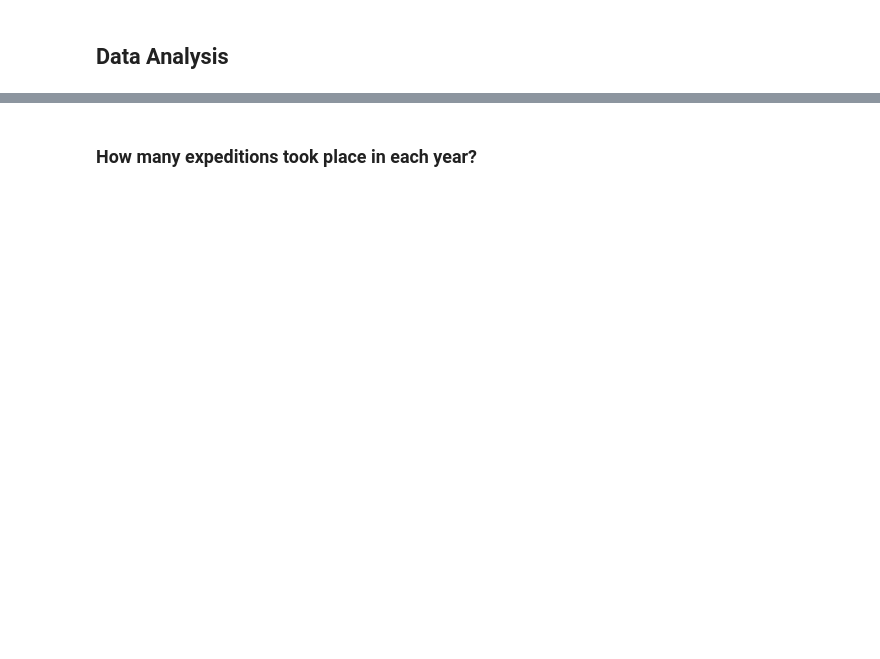
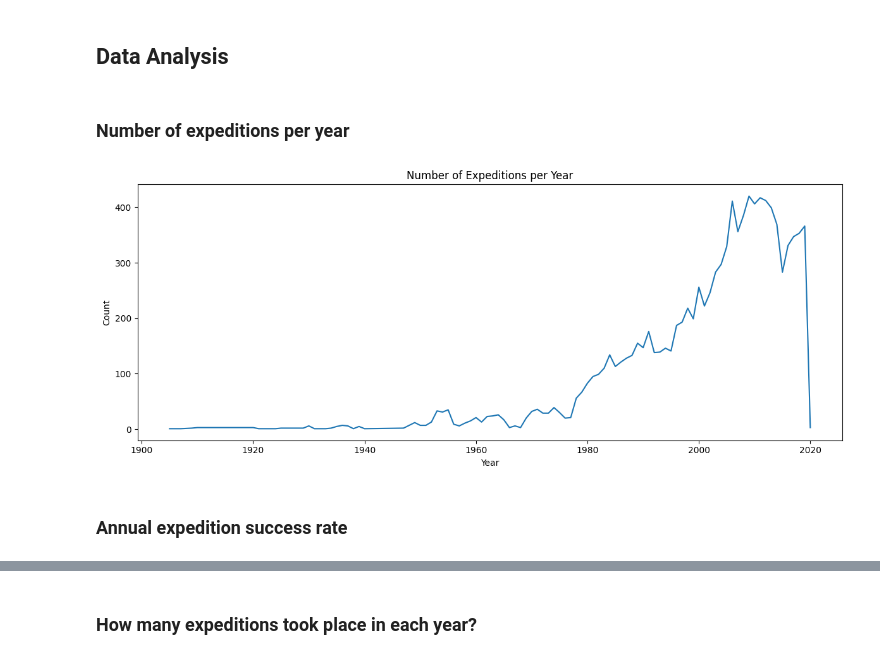
Before and after one commit to DmytroRi/himalayan_expeditions, a Jupyter notebook: HimalayaInsights.ipynb, the cells around one changed output, grey strips where cells are left out. Cells and saved outputs as stored; diff of their text form; code cells hidden in the pictures; blank space fills up the shorter version.

```diff
--- a/HimalayaInsights.ipynb
+++ b/HimalayaInsights.ipynb
@@ -15,8 +15,7 @@ pd.set_option('future.no_silent_downcasting', True)
 # %% [markdown]
 ### Load information from the datasets
 # %%
-members = pd.read_csv('data\\members.csv',   low_memory=False)          # ~89 k rows
-peaks   = pd.read_csv('data\\peaks.csv',     low_memory=False)          # ~480 rows
-exped   = pd.read_csv('data\\exped.csv',     low_memory=False)          # ~11 k rows
-refer   = pd.read_csv('data\\refer.csv',     encoding='latin1')         # ~16 k rows
-ddict   = pd.read_csv('data\\himalayan_data_dictionary.csv')            # data dictionary
+deaths  = pd.read_csv('data\\deaths.csv',          low_memory=False)          # ~1,1 k rows
+exped   = pd.read_csv('data\\expeditions.csv',     low_memory=False)          # ~480 rows
+peaks   = pd.read_csv('data\\peaks.csv',           low_memory=False)          # ~11 k rows
+summit  = pd.read_csv('data\\summiters.csv',       low_memory=False)          # ~16 k rows
@@ -23,2 +145,18 @@ ddict   = pd.read_csv('data\\himalayan_data_dictionary.csv')            # data d
 # %% [markdown]
 ## Data Analysis
+# %% [markdown]
+### Number of expeditions per year
+# %%
+exped_per_year = exped.groupby('year').size().sort_index()
+
+plt.figure(figsize=(12, 5))
+exped_per_year.plot()
+plt.title('Number of Expeditions per Year')
+plt.xlabel('Year')
+plt.ylabel('Count')
+plt.tight_layout()
+plt.show()
+# %% [output]
+[figure, added]
+# %% [markdown]
+### Annual expedition success rate
```
Also changed, not shown: parts of 23 cells of this notebook.
